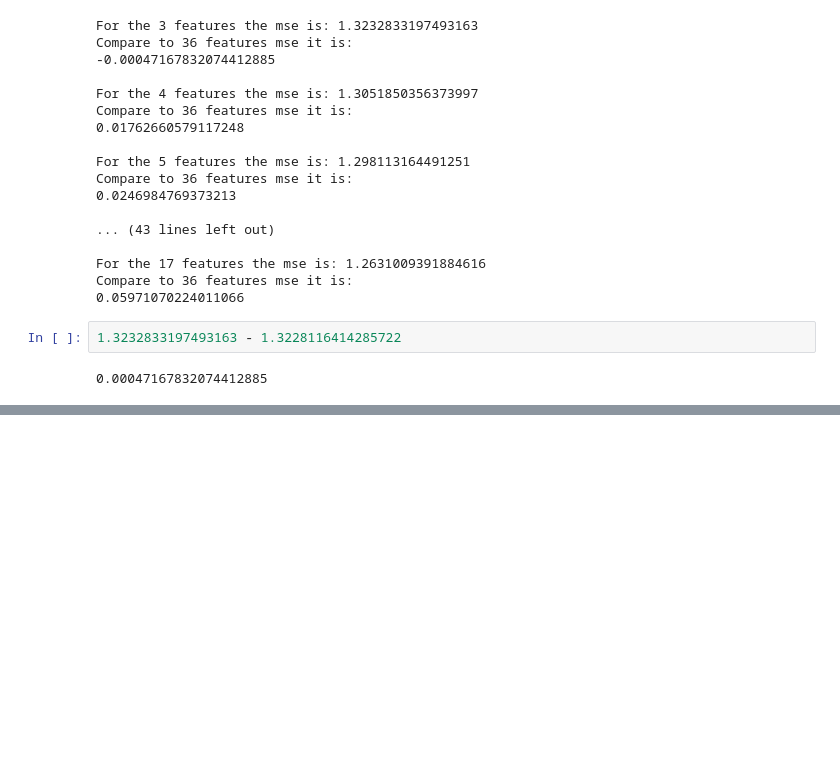
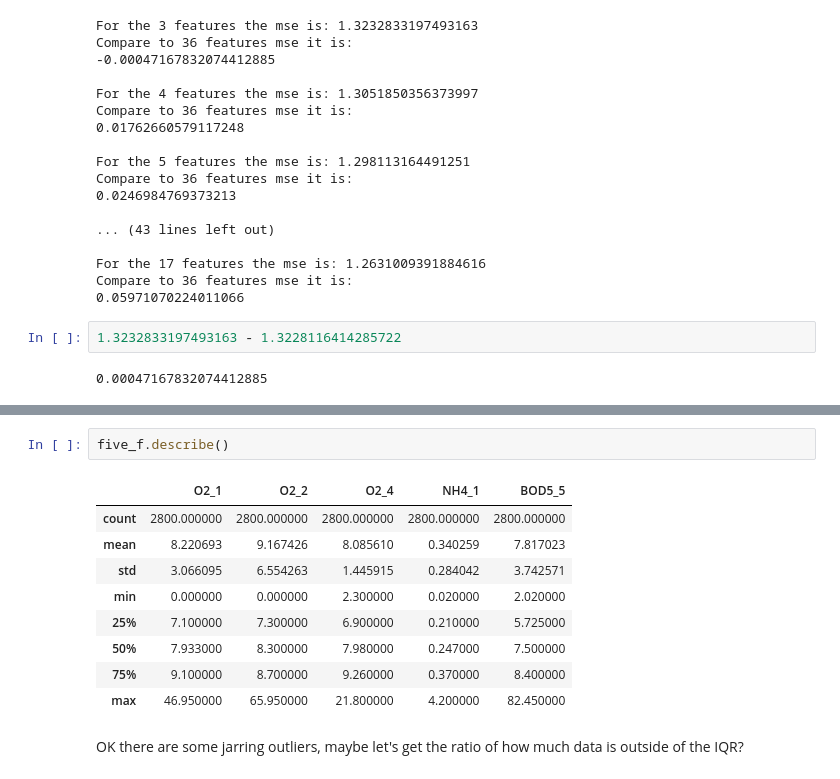
Before and after one commit to ameram/dissolved_o2_augmentation, a Jupyter notebook: playground_3-21.ipynb, the cells around one changed output, grey strips where cells are left out. Saved outputs shown, nothing was run; the diff lists cells and outputs as text; blank space fills up the shorter version.

```diff
--- a/playground_3-21.ipynb
+++ b/playground_3-21.ipynb
@@ -308,0 +339,14 @@ OK the 36 features version of model had a mse of 1.3228116414285722 and the new
+# %%
+five_f.describe()
+# %% [output]
+|  | O2_1 | O2_2 | O2_4 | NH4_1 | BOD5_5 |
+| count | 2800.000000 | 2800.000000 | 2800.000000 | 2800.000000 | 2800.000000 |
+| mean | 8.220693 | 9.167426 | 8.085610 | 0.340259 | 7.817023 |
+| std | 3.066095 | 6.554263 | 1.445915 | 0.284042 | 3.742571 |
+| min | 0.000000 | 0.000000 | 2.300000 | 0.020000 | 2.020000 |
+| 25% | 7.100000 | 7.300000 | 6.900000 | 0.210000 | 5.725000 |
+| 50% | 7.933000 | 8.300000 | 7.980000 | 0.247000 | 7.500000 |
+| 75% | 9.100000 | 8.700000 | 9.260000 | 0.370000 | 8.400000 |
+| max | 46.950000 | 65.950000 | 21.800000 | 4.200000 | 82.450000 |
+# %% [markdown]
+OK there are some jarring outliers, maybe let's get the ratio of how much data is outside of the IQR?
```
Also changed, not shown: parts of 9 cells of this notebook, 1 other file.
